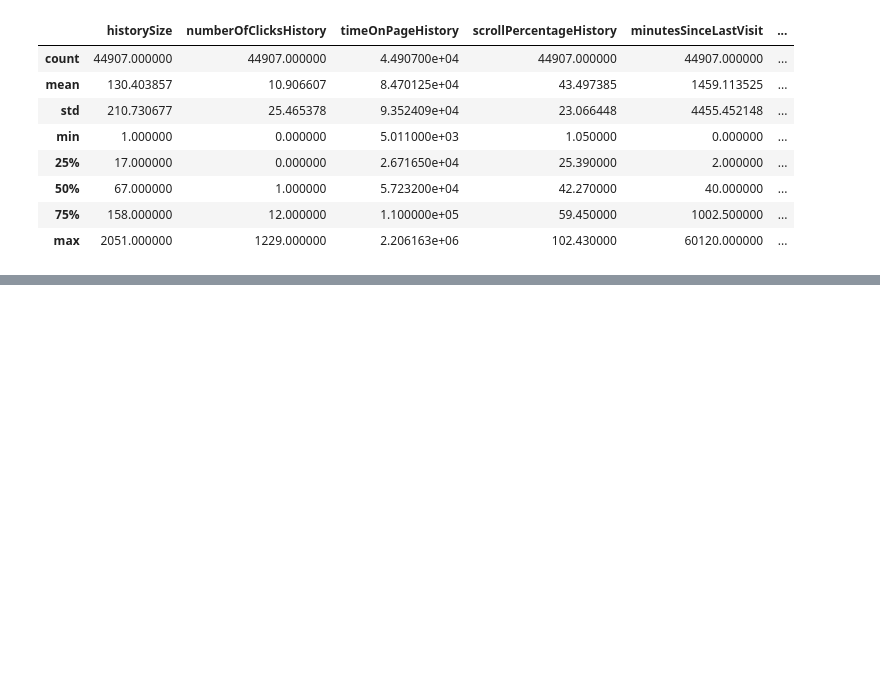
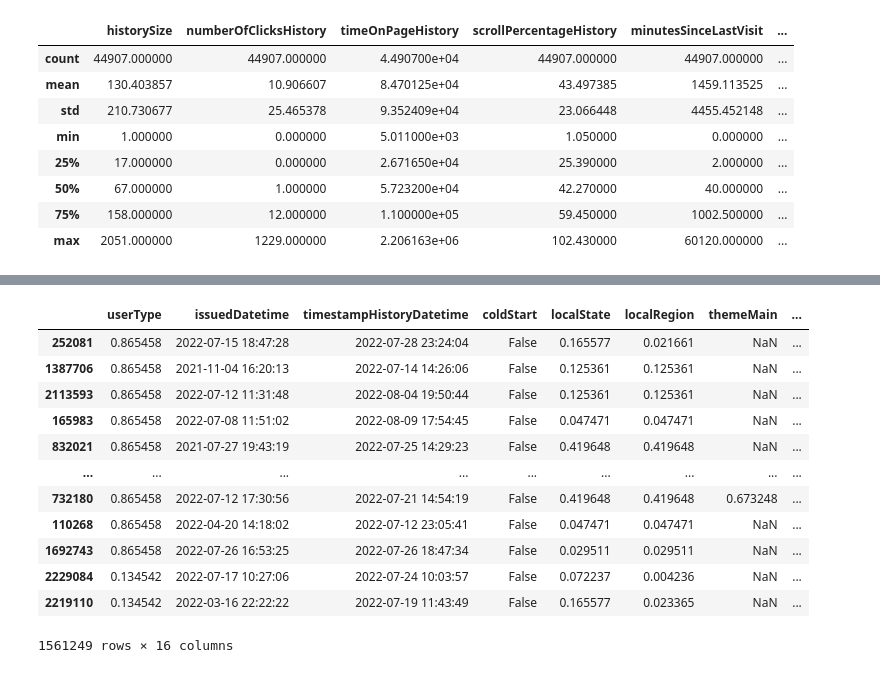
Before and after one commit to gmferratti/ML_Engineer_Datathon, a Jupyter notebook: notebooks/gmferratti/target/target.ipynb, the cells around one changed output, grey strips where cells are left out. Saved outputs shown, nothing was run; the diff lists cells and outputs as text; code cells hidden in the pictures; blank space fills up the shorter version.

```diff
--- a/notebooks/gmferratti/target/target.ipynb
+++ b/notebooks/gmferratti/target/target.ipynb
@@ -225,3 +330,19 @@ Index(['userType', 'issuedDatetime', 'timestampHistoryDatetime', 'coldStart',
+# %%
+X_train
+# %% [output]
+|  | userType | issuedDatetime | timestampHistoryDatetime | coldStart | localState | localRegion | themeMain | ... |
+| 252081 | 0.865458 | 2022-07-15 18:47:28 | 2022-07-28 23:24:04 | False | 0.165577 | 0.021661 | NaN | ... |
+| 1387706 | 0.865458 | 2021-11-04 16:20:13 | 2022-07-14 14:26:06 | False | 0.125361 | 0.125361 | NaN | ... |
+| 2113593 | 0.865458 | 2022-07-12 11:31:48 | 2022-08-04 19:50:44 | False | 0.125361 | 0.125361 | NaN | ... |
+| 165983 | 0.865458 | 2022-07-08 11:51:02 | 2022-08-09 17:54:45 | False | 0.047471 | 0.047471 | NaN | ... |
+| 832021 | 0.865458 | 2021-07-27 19:43:19 | 2022-07-25 14:29:23 | False | 0.419648 | 0.419648 | NaN | ... |
+| ... | ... | ... | ... | ... | ... | ... | ... | ... |
+| 732180 | 0.865458 | 2022-07-12 17:30:56 | 2022-07-21 14:54:19 | False | 0.419648 | 0.419648 | 0.673248 | ... |
+| 110268 | 0.865458 | 2022-04-20 14:18:02 | 2022-07-12 23:05:41 | False | 0.047471 | 0.047471 | NaN | ... |
+| 1692743 | 0.865458 | 2022-07-26 16:53:25 | 2022-07-26 18:47:34 | False | 0.029511 | 0.029511 | NaN | ... |
+| 2229084 | 0.134542 | 2022-07-17 10:27:06 | 2022-07-24 10:03:57 | False | 0.072237 | 0.004236 | NaN | ... |
+| 2219110 | 0.134542 | 2022-03-16 22:22:22 | 2022-07-19 11:43:49 | False | 0.165577 | 0.023365 | NaN | ... |
+1561249 rows × 16 columns
 # %%
 encoder_mapping = pd.read_parquet("data/processed_data/train/encoder_mapping.parquet")
 encoder_mapping.tail(100)
```
Also changed, not shown: parts of 6 cells of this notebook, 3 other files.
